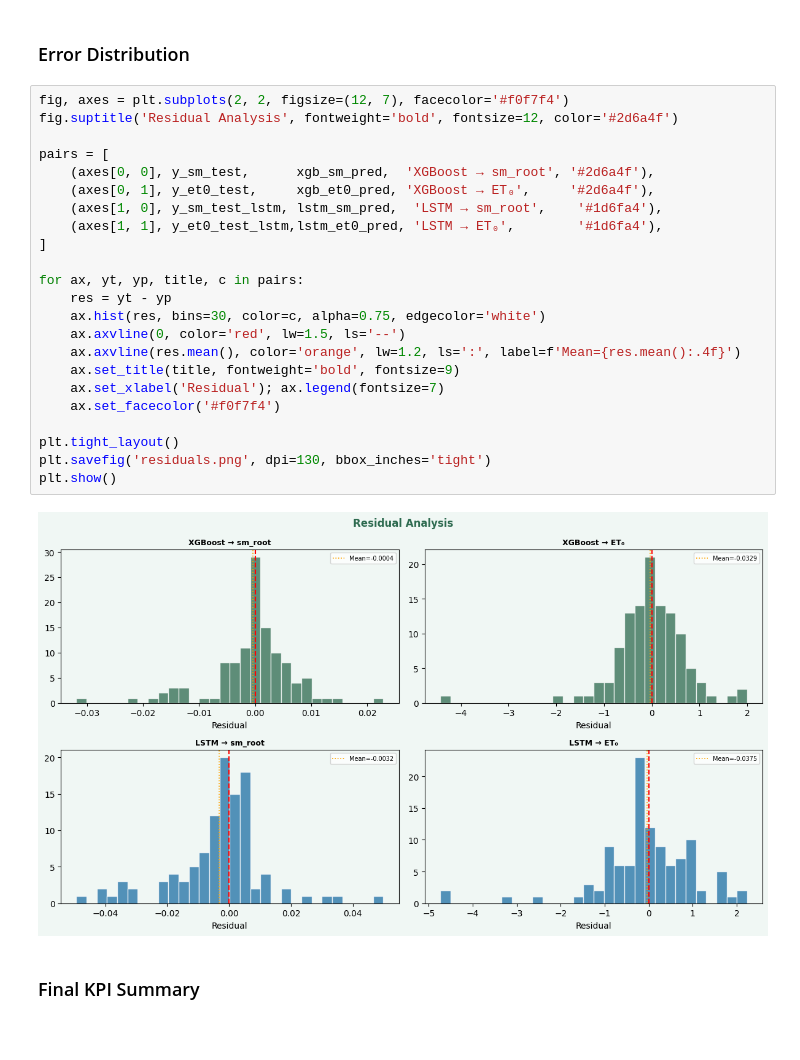
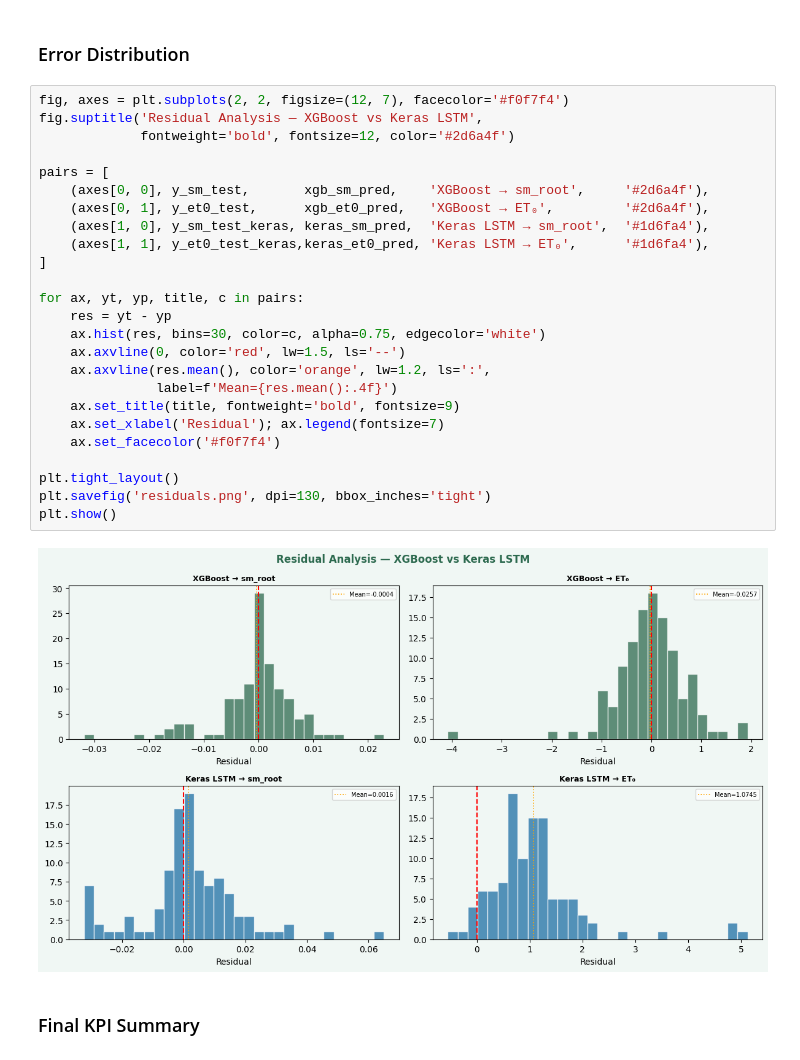
Before and after one commit to Hajer5503/AgriSmart, a Jupyter notebook: modules/irrigation_rl/notebooks/RLlayer1_modeling.ipynb, the cells around one changed output. Drawn from its saved outputs; the diff is of its cells as text.

```diff
--- a/modules/irrigation_rl/notebooks/RLlayer1_modeling.ipynb
+++ b/modules/irrigation_rl/notebooks/RLlayer1_modeling.ipynb
@@ -778,29 +940,31 @@ Computing permutation importances (this may take ~30s) …
 ### Error Distribution
 # %%
 fig, axes = plt.subplots(2, 2, figsize=(12, 7), facecolor='#f0f7f4')
-fig.suptitle('Residual Analysis', fontweight='bold', fontsize=12, color='#2d6a4f')
+fig.suptitle('Residual Analysis — XGBoost vs Keras LSTM',
+             fontweight='bold', fontsize=12, color='#2d6a4f')
 
 pairs = [
-    (axes[0, 0], y_sm_test,      xgb_sm_pred,  'XGBoost → sm_root', '#2d6a4f'),
-    (axes[0, 1], y_et0_test,     xgb_et0_pred, 'XGBoost → ET₀',     '#2d6a4f'),
-    (axes[1, 0], y_sm_test_lstm, lstm_sm_pred,  'LSTM → sm_root',    '#1d6fa4'),
-    (axes[1, 1], y_et0_test_lstm,lstm_et0_pred, 'LSTM → ET₀',        '#1d6fa4'),
+    (axes[0, 0], y_sm_test,       xgb_sm_pred,    'XGBoost → sm_root',     '#2d6a4f'),
+    (axes[0, 1], y_et0_test,      xgb_et0_pred,   'XGBoost → ET₀',         '#2d6a4f'),
+    (axes[1, 0], y_sm_test_keras, keras_sm_pred,  'Keras LSTM → sm_root',  '#1d6fa4'),
+    (axes[1, 1], y_et0_test_keras,keras_et0_pred, 'Keras LSTM → ET₀',      '#1d6fa4'),
 ]
 
 for ax, yt, yp, title, c in pairs:
     res = yt - yp
     ax.hist(res, bins=30, color=c, alpha=0.75, edgecolor='white')
     ax.axvline(0, color='red', lw=1.5, ls='--')
-    ax.axvline(res.mean(), color='orange', lw=1.2, ls=':', label=f'Mean={res.mean():.4f}')
+    ax.axvline(res.mean(), color='orange', lw=1.2, ls=':',
+               label=f'Mean={res.mean():.4f}')
     ax.set_title(title, fontweight='bold', fontsize=9)
     ax.set_xlabel('Residual'); ax.legend(fontsize=7)
     ax.set_facecolor('#f0f7f4')
 
 plt.tight_layout()
 plt.savefig('residuals.png', dpi=130, bbox_inches='tight')
 plt.show()
 # %% [output]
-[figure, old version]
+[figure, new version]
 # %% [markdown]
 ### Final KPI Summary
 # %%
```
Also changed, not shown: parts of 14 cells of this notebook.
